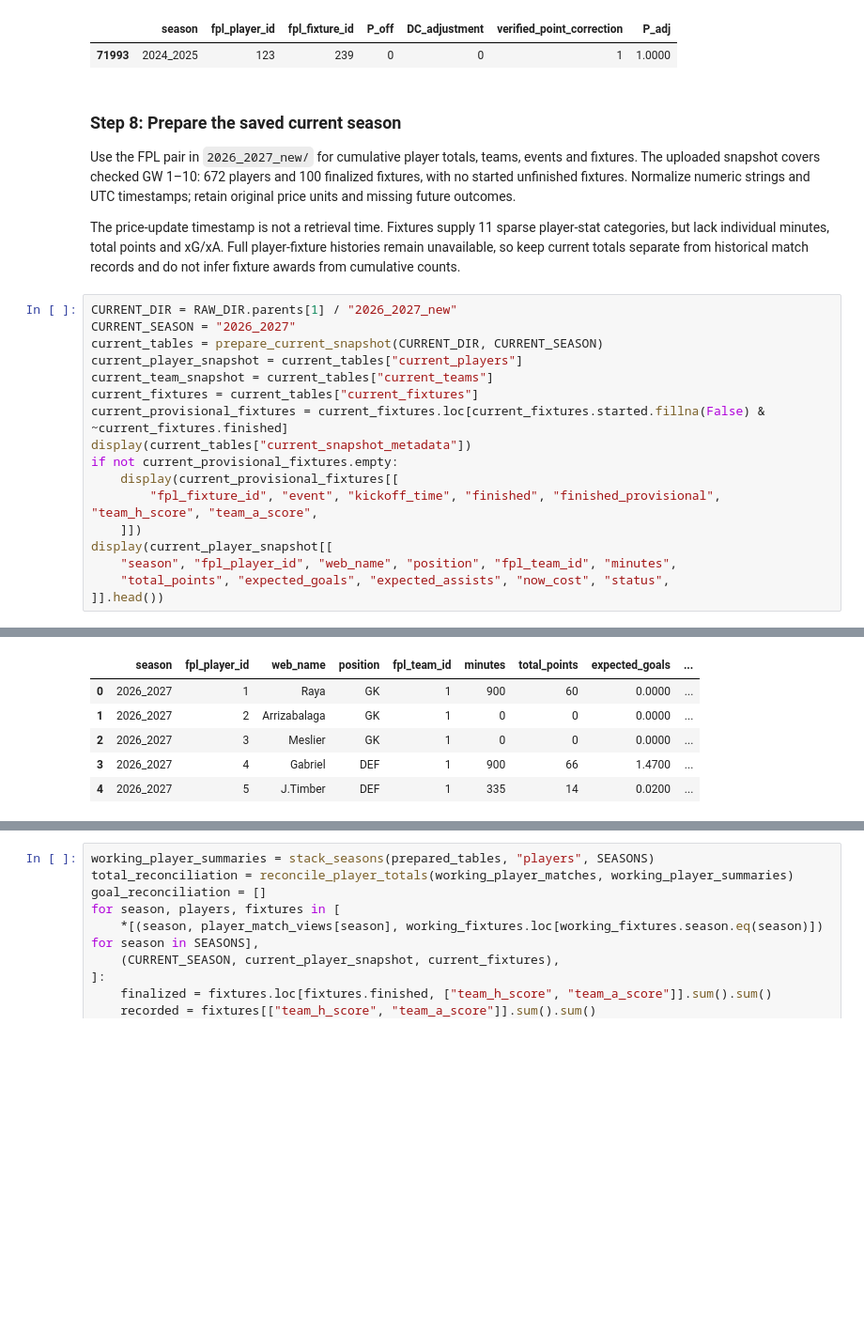
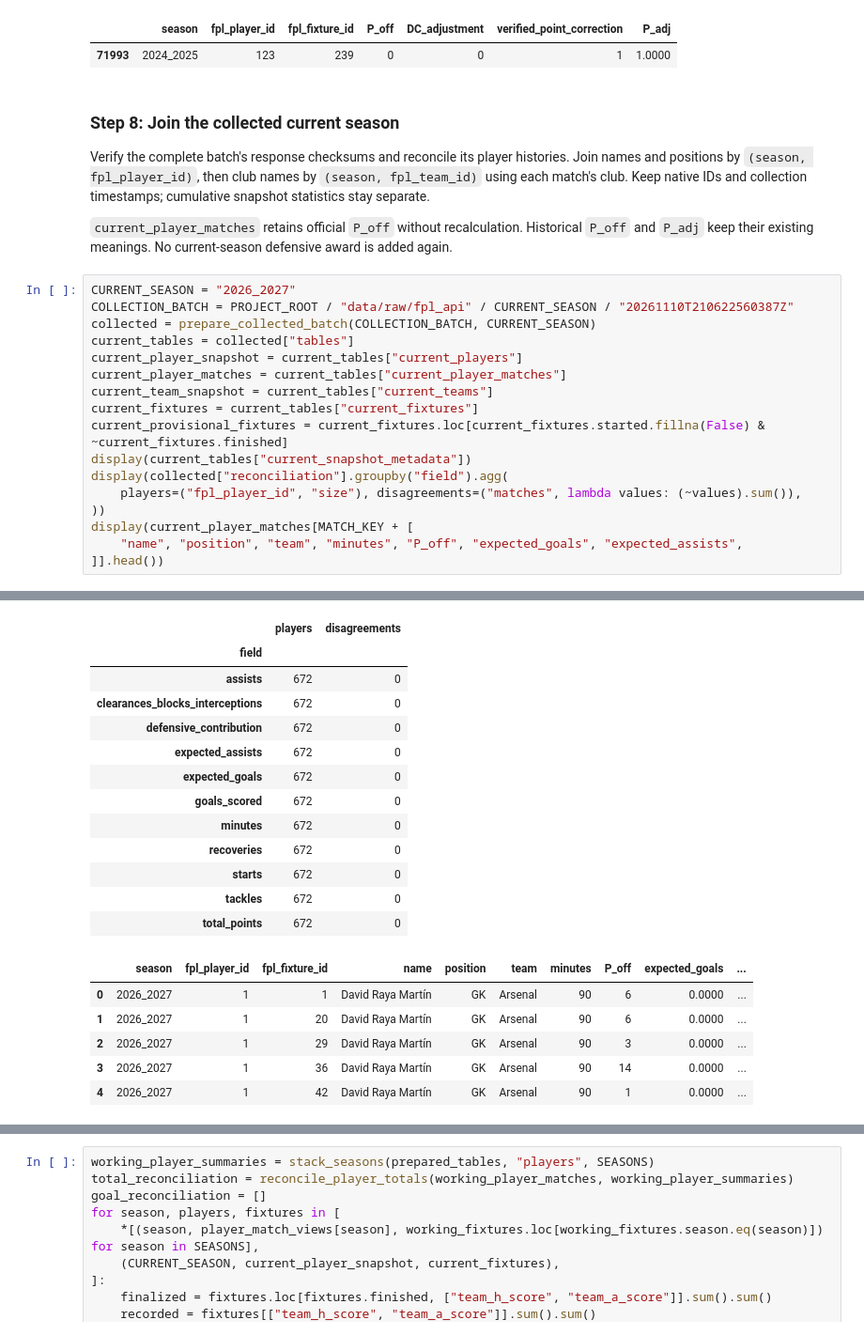
Before and after one commit to junglemvn/fpl-analytics, a Jupyter notebook: notebooks/01_data_preparation.ipynb, the cells around one changed output, grey strips where cells are left out. Shown at 94% size. Drawn from its saved outputs; the diff is of its cells as text; blank space fills up the shorter version.

```diff
--- a/notebooks/01_data_preparation.ipynb
+++ b/notebooks/01_data_preparation.ipynb
@@ -851,27 +848,27 @@ display(point_adjustment_audit.loc[
 |  | season | fpl_player_id | fpl_fixture_id | P_off | DC_adjustment | verified_point_correction | P_adj |
 | 71993 | 2024_2025 | 123 | 239 | 0 | 0 | 1 | 1.0000 |
 # %% [markdown]
-### Step 8: Prepare the saved current season
+### Step 8: Join the collected current season
 
-Use the FPL pair in `2026_2027_new/` for cumulative player totals, teams, events and fixtures. The uploaded snapshot covers checked GW 1–10: 672 players and 100 finalized fixtures, with no started unfinished fixtures. Normalize numeric strings and UTC timestamps; retain original price units and missing future outcomes.
+Verify the complete batch's response checksums and reconcile its player histories. Join names and positions by `(season, fpl_player_id)`, then club names by `(season, fpl_team_id)` using each match's club. Keep native IDs and collection timestamps; cumulative snapshot statistics stay separate.
 
-The price-update timestamp is not a retrieval time. Fixtures supply 11 sparse player-stat categories, but lack individual minutes, total points and xG/xA. Full player-fixture histories remain unavailable, so keep current totals separate from historical match records and do not infer fixture awards from cumulative counts.
+`current_player_matches` retains official `P_off` without recalculation. Historical `P_off` and `P_adj` keep their existing meanings. No current-season defensive award is added again.
 # %%
-CURRENT_DIR = RAW_DIR.parents[1] / "2026_2027_new"
 CURRENT_SEASON = "2026_2027"
-current_tables = prepare_current_snapshot(CURRENT_DIR, CURRENT_SEASON)
+COLLECTION_BATCH = PROJECT_ROOT / "data/raw/fpl_api" / CURRENT_SEASON / "20261110T210622560387Z"
+collected = prepare_collected_batch(COLLECTION_BATCH, CURRENT_SEASON)
+current_tables = collected["tables"]
 current_player_snapshot = current_tables["current_players"]
+current_player_matches = current_tables["current_player_matches"]
 current_team_snapshot = current_tables["current_teams"]
 current_fixtures = current_tables["current_fixtures"]
 current_provisional_fixtures = current_fixtures.loc[current_fixtures.started.fillna(False) & ~current_fixtures.finished]
 display(current_tables["current_snapshot_metadata"])
-if not current_provisional_fixtures.empty:
-    display(current_provisional_fixtures[[
-        "fpl_fixture_id", "event", "kickoff_time", "finished", "finished_provisional", "team_h_score", "team_a_score",
-    ]])
-display(current_player_snapshot[[
-    "season", "fpl_player_id", "web_name", "position", "fpl_team_id", "minutes",
-    "total_points", "expected_goals", "expected_assists", "now_cost", "status",
+display(collected["reconciliation"].groupby("field").agg(
+    players=("fpl_player_id", "size"), disagreements=("matches", lambda values: (~values).sum()),
+))
+display(current_player_matches[MATCH_KEY + [
+    "name", "position", "team", "minutes", "P_off", "expected_goals", "expected_assists",
 ]].head())
 # %% [output]
 |  | season | retrieved_at_utc | price_updated_at_utc | last_finished_kickoff_utc | last_started_kickoff_utc | ... |
@@ -879,9 +876,22 @@ display(current_player_snapshot[[
-|  | season | fpl_player_id | web_name | position | fpl_team_id | minutes | total_points | expected_goals | ... |
-| 0 | 2026_2027 | 1 | Raya | GK | 1 | 900 | 60 | 0.0000 | ... |
-| 1 | 2026_2027 | 2 | Arrizabalaga | GK | 1 | 0 | 0 | 0.0000 | ... |
-| 2 | 2026_2027 | 3 | Meslier | GK | 1 | 0 | 0 | 0.0000 | ... |
-| 3 | 2026_2027 | 4 | Gabriel | DEF | 1 | 900 | 66 | 1.4700 | ... |
-| 4 | 2026_2027 | 5 | J.Timber | DEF | 1 | 335 | 14 | 0.0200 | ... |
+|  | players | disagreements |
+| field |  |  |
+| assists | 672 | 0 |
+| clearances_blocks_interceptions | 672 | 0 |
+| defensive_contribution | 672 | 0 |
+| expected_assists | 672 | 0 |
+| expected_goals | 672 | 0 |
+| goals_scored | 672 | 0 |
+| minutes | 672 | 0 |
+| recoveries | 672 | 0 |
+| starts | 672 | 0 |
+| tackles | 672 | 0 |
+| total_points | 672 | 0 |
+|  | season | fpl_player_id | fpl_fixture_id | name | position | team | minutes | P_off | expected_goals | ... |
+| 0 | 2026_2027 | 1 | 1 | David Raya Martín | GK | Arsenal | 90 | 6 | 0.0000 | ... |
+| 1 | 2026_2027 | 1 | 20 | David Raya Martín | GK | Arsenal | 90 | 6 | 0.0000 | ... |
+| 2 | 2026_2027 | 1 | 29 | David Raya Martín | GK | Arsenal | 90 | 3 | 0.0000 | ... |
+| 3 | 2026_2027 | 1 | 36 | David Raya Martín | GK | Arsenal | 90 | 14 | 0.0000 | ... |
+| 4 | 2026_2027 | 1 | 42 | David Raya Martín | GK | Arsenal | 90 | 1 | 0.0000 | ... |
 # %% [markdown]
 ### Step 9: Finalize coverage and totals
 
```
Also changed, not shown: parts of 10 cells of this notebook.
